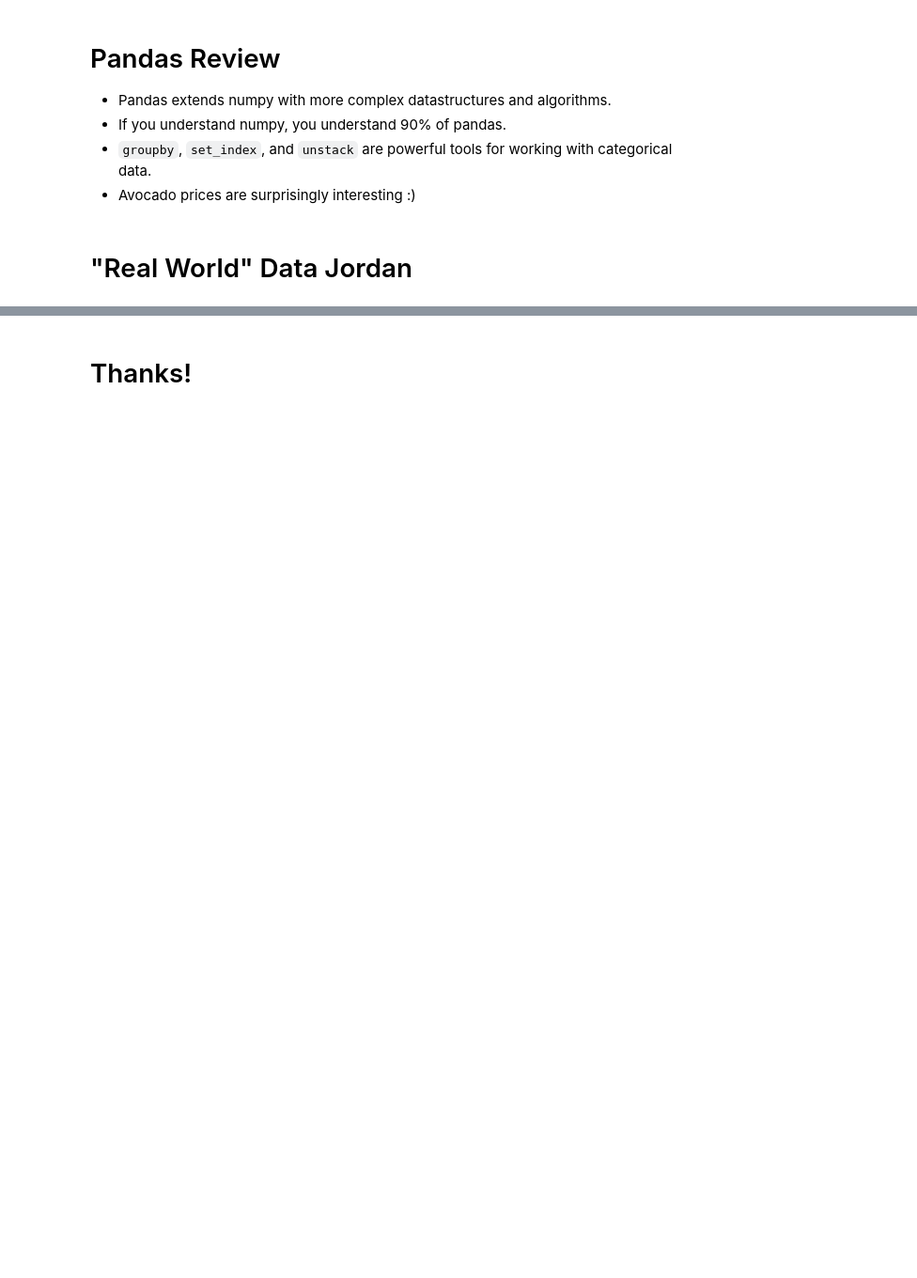
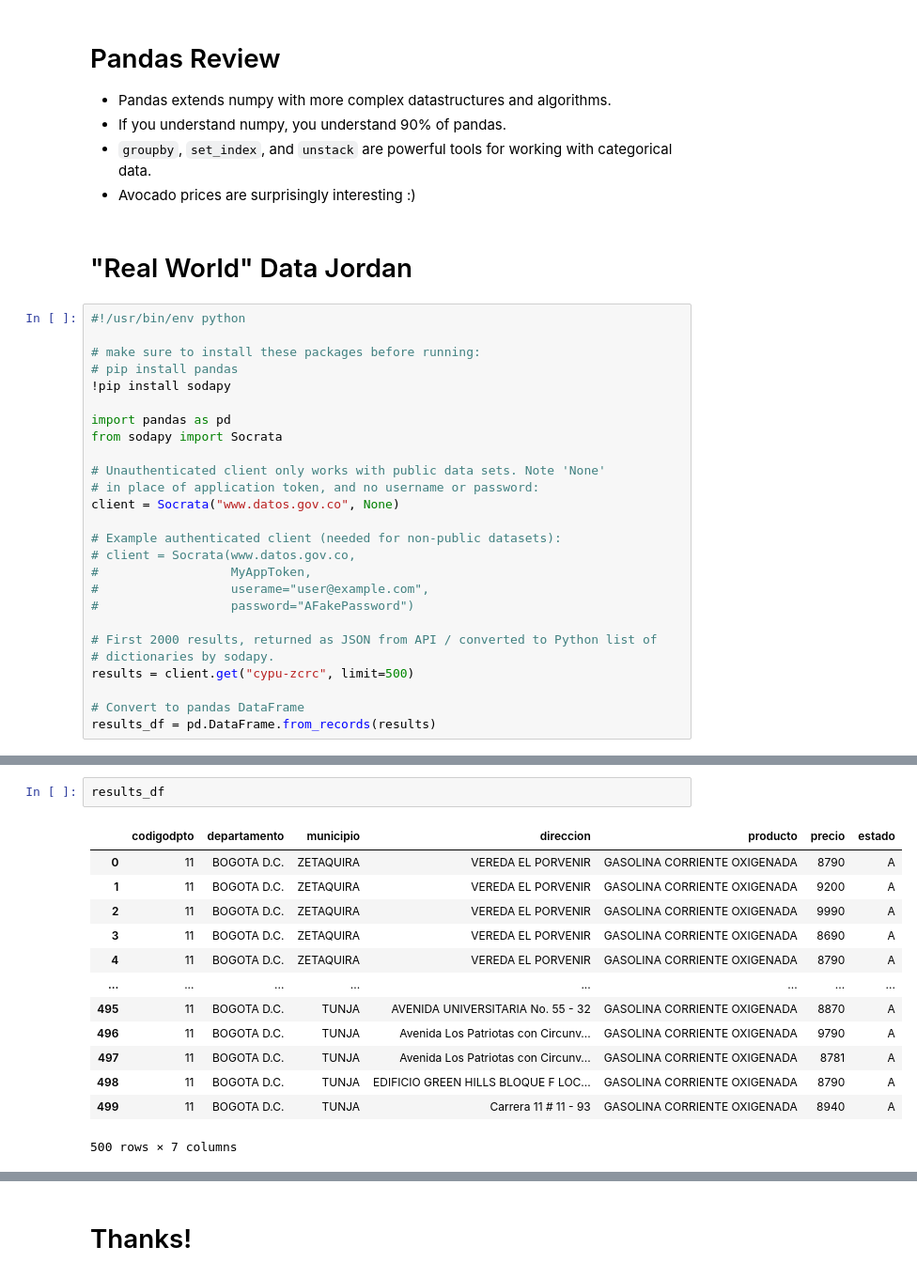
Before and after one commit to jescarraga/AlgorithmsUN2021II, a Jupyter notebook: Lab2/jescarraga_ScottsSanderson.ipynb, the cells around one changed output, grey strips where cells are left out. Shown at 94% size. Drawn from its saved outputs; the diff is of its cells as text; blank space fills up the shorter version.

```diff
--- a/Lab2/jescarraga_ScottsSanderson.ipynb
+++ b/Lab2/jescarraga_ScottsSanderson.ipynb
@@ -1596,3 +1596,29 @@ ax.set_xticklabels(ax.get_xticklabels(), rotation=45);
 - Avocado prices are surprisingly interesting :)
 # %% [markdown]
 # "Real World" Data Jordan
+# %%
+#!/usr/bin/env python
+
+# make sure to install these packages before running:
+# pip install pandas
+!pip install sodapy
+
+import pandas as pd
+from sodapy import Socrata
+
+# Unauthenticated client only works with public data sets. Note 'None'
+# in place of application token, and no username or password:
+client = Socrata("www.datos.gov.co", None)
+
+# Example authenticated client (needed for non-public datasets):
+# client = Socrata(www.datos.gov.co,
+#                  MyAppToken,
+#                  userame="user@example.com",
+#                  password="AFakePassword")
+
+# First 2000 results, returned as JSON from API / converted to Python list of
+# dictionaries by sodapy.
+results = client.get("cypu-zcrc", limit=500)
+
+# Convert to pandas DataFrame
+results_df = pd.DataFrame.from_records(results)
@@ -1598,0 +1633,16 @@ ax.set_xticklabels(ax.get_xticklabels(), rotation=45);
+# %%
+results_df
+# %% [output]
+|  | codigodpto | departamento | municipio | direccion | producto | precio | estado |
+| 0 | 11 | BOGOTA D.C. | ZETAQUIRA | VEREDA EL PORVENIR | GASOLINA CORRIENTE OXIGENADA | 8790 | A |
+| 1 | 11 | BOGOTA D.C. | ZETAQUIRA | VEREDA EL PORVENIR | GASOLINA CORRIENTE OXIGENADA | 9200 | A |
+| 2 | 11 | BOGOTA D.C. | ZETAQUIRA | VEREDA EL PORVENIR | GASOLINA CORRIENTE OXIGENADA | 9990 | A |
+| 3 | 11 | BOGOTA D.C. | ZETAQUIRA | VEREDA EL PORVENIR | GASOLINA CORRIENTE OXIGENADA | 8690 | A |
+| 4 | 11 | BOGOTA D.C. | ZETAQUIRA | VEREDA EL PORVENIR | GASOLINA CORRIENTE OXIGENADA | 8790 | A |
+| ... | ... | ... | ... | ... | ... | ... | ... |
+| 495 | 11 | BOGOTA D.C. | TUNJA | AVENIDA UNIVERSITARIA No. 55 - 32 | GASOLINA CORRIENTE OXIGENADA | 8870 | A |
+| 496 | 11 | BOGOTA D.C. | TUNJA | Avenida Los Patriotas con Circunv... | GASOLINA CORRIENTE OXIGENADA | 9790 | A |
+| 497 | 11 | BOGOTA D.C. | TUNJA | Avenida Los Patriotas con Circunv... | GASOLINA CORRIENTE OXIGENADA | 8781 | A |
+| 498 | 11 | BOGOTA D.C. | TUNJA | EDIFICIO GREEN HILLS BLOQUE F LOC... | GASOLINA CORRIENTE OXIGENADA | 8790 | A |
+| 499 | 11 | BOGOTA D.C. | TUNJA | Carrera 11 # 11 - 93 | GASOLINA CORRIENTE OXIGENADA | 8940 | A |
+500 rows × 7 columns
```
Also changed, not shown: parts of 2 cells of this notebook.
